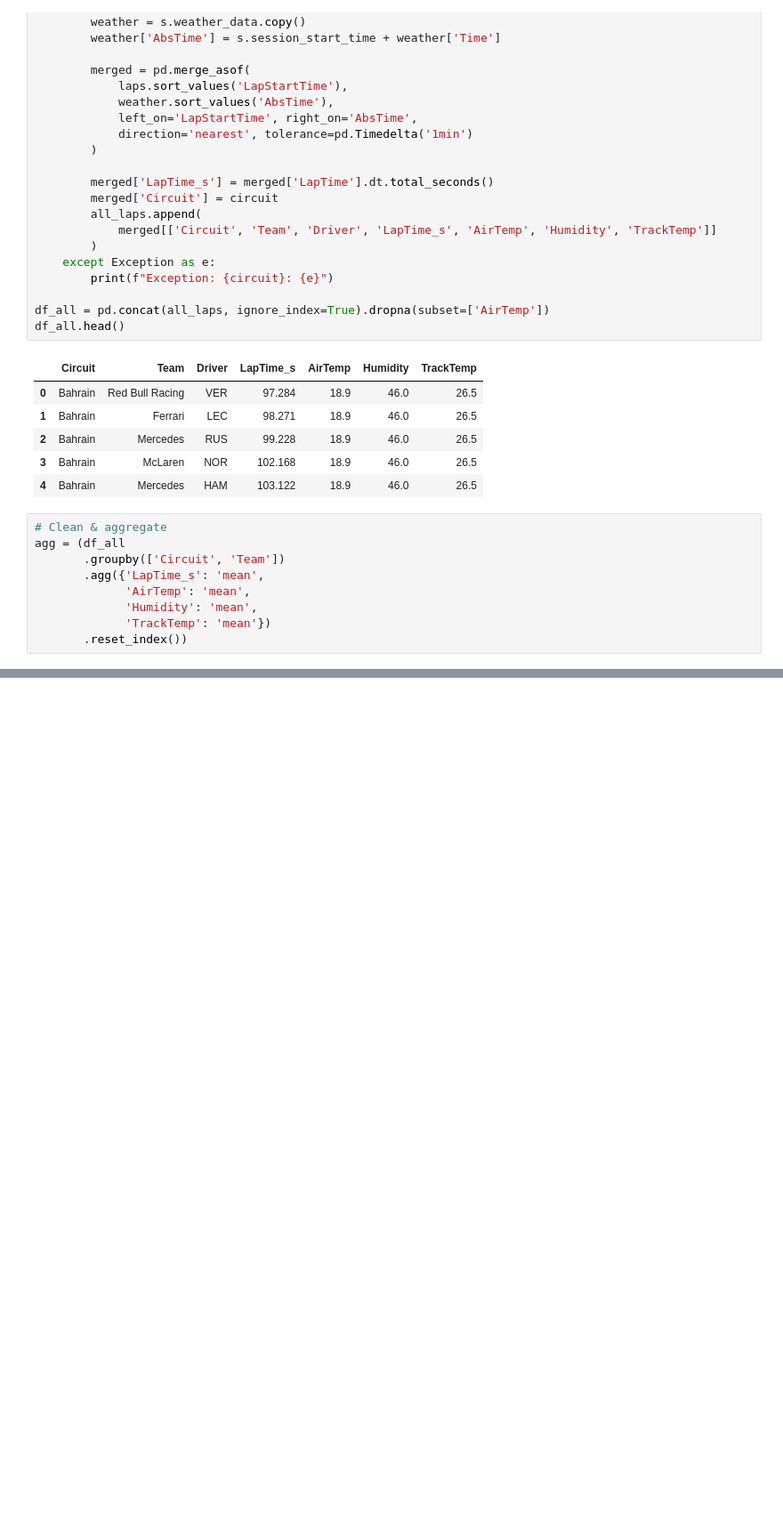
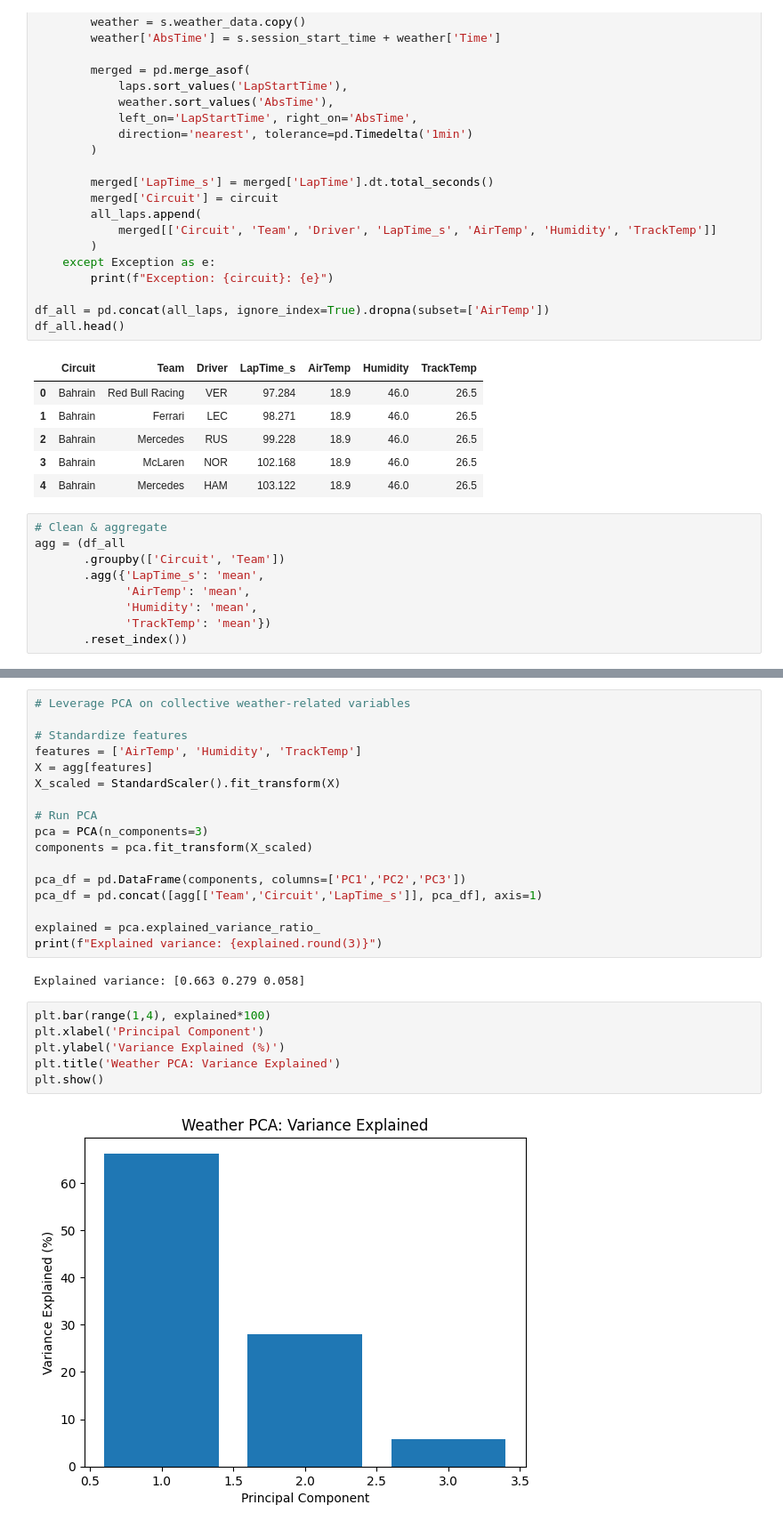
Before and after one commit to avnishkn/F1, a Jupyter notebook: f1.ipynb, the cells around one changed output, grey strips where cells are left out. Shown: that part at 89% size. Cells and saved outputs as stored; diff of their text form; blank space fills up the shorter version.

```diff
--- a/f1.ipynb
+++ b/f1.ipynb
@@ -109,0 +133,27 @@ agg = (df_all
+# %%
+# Leverage PCA on collective weather-related variables
+
+# Standardize features
+features = ['AirTemp', 'Humidity', 'TrackTemp']
+X = agg[features]
+X_scaled = StandardScaler().fit_transform(X)
+
+# Run PCA
+pca = PCA(n_components=3)
+components = pca.fit_transform(X_scaled)
+
+pca_df = pd.DataFrame(components, columns=['PC1','PC2','PC3'])
+pca_df = pd.concat([agg[['Team','Circuit','LapTime_s']], pca_df], axis=1)
+
+explained = pca.explained_variance_ratio_
+print(f"Explained variance: {explained.round(3)}")
+# %% [output]
+Explained variance: [0.663 0.279 0.058]
+# %%
+plt.bar(range(1,4), explained*100)
+plt.xlabel('Principal Component')
+plt.ylabel('Variance Explained (%)')
+plt.title('Weather PCA: Variance Explained')
+plt.show()
+# %% [output]
+[figure, added]
```
Also changed, not shown: parts of 6 cells of this notebook.
